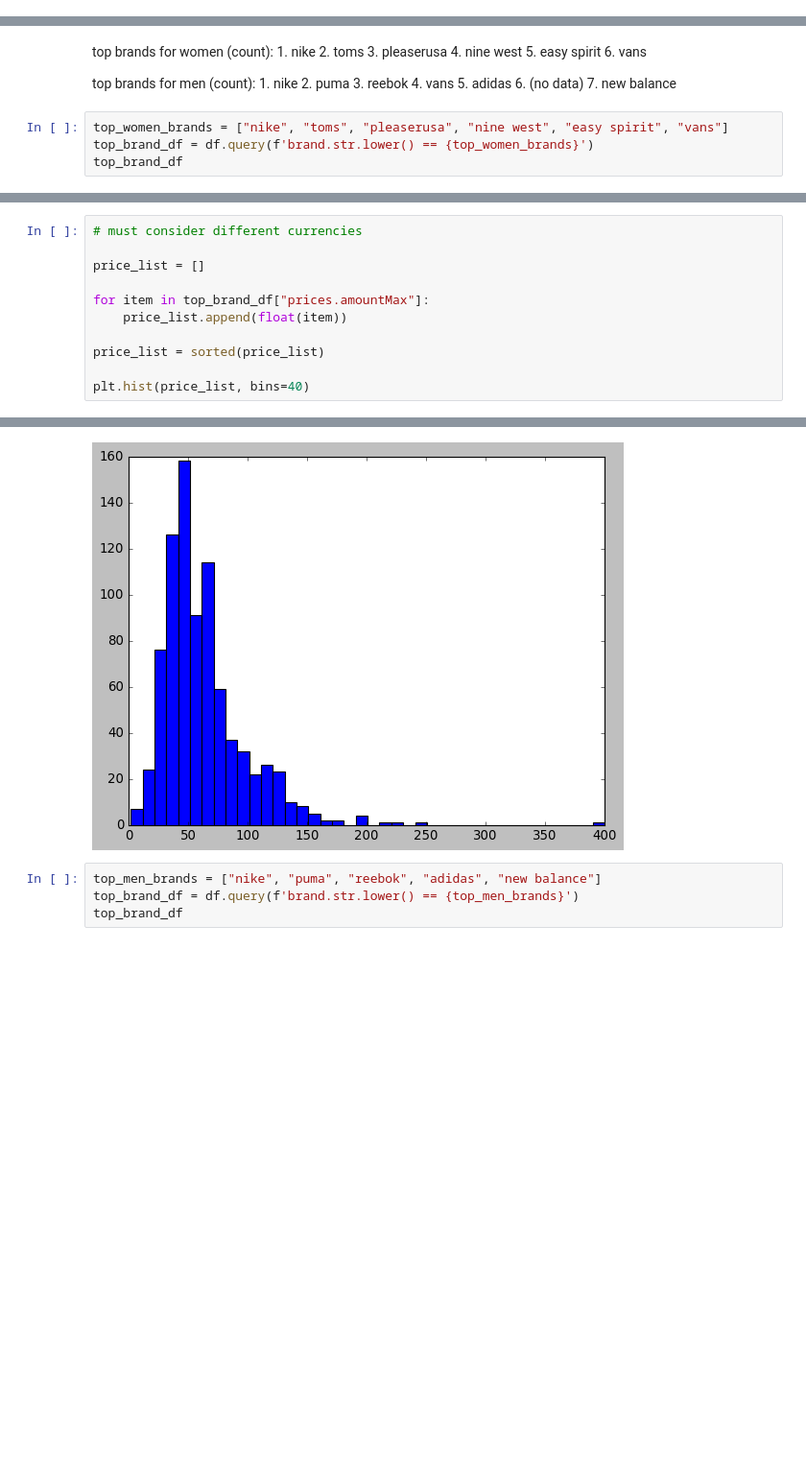
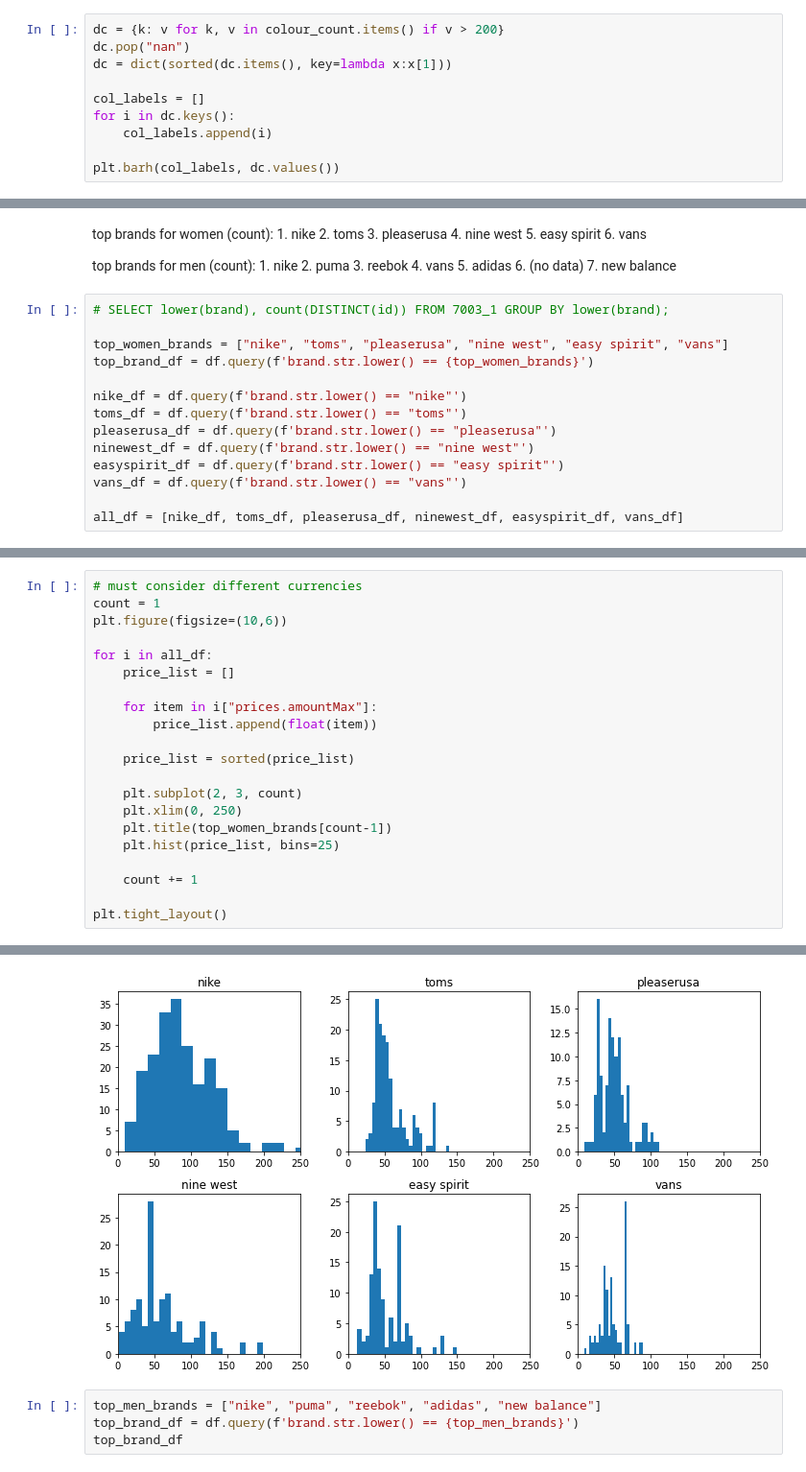
Before and after one commit to uniaaron/InsightManagement, a Jupyter notebook: Insight Management.ipynb, the cells around one changed output, grey strips where cells are left out. Shown at 96% size. Drawn from its saved outputs; the diff is of its cells as text; blank space fills up the shorter version.

```diff
--- a/Insight Management.ipynb
+++ b/Insight Management.ipynb
@@ -68,0 +136,10 @@ df.head()
+# %%
+dc = {k: v for k, v in colour_count.items() if v > 200}
+dc.pop("nan")
+dc = dict(sorted(dc.items(), key=lambda x:x[1]))
+
+col_labels = []
+for i in dc.keys():
+    col_labels.append(i)
+
+plt.barh(col_labels, dc.values())
@@ -86,6 +189,16 @@ top brands for men (count):
     6. (no data)
     7. new balance
 # %%
+# SELECT lower(brand), count(DISTINCT(id)) FROM 7003_1 GROUP BY lower(brand);
+
 top_women_brands = ["nike", "toms", "pleaserusa", "nine west", "easy spirit", "vans"]
 top_brand_df = df.query(f'brand.str.lower() == {top_women_brands}')
-top_brand_df
+
+nike_df = df.query(f'brand.str.lower() == "nike"')
+toms_df = df.query(f'brand.str.lower() == "toms"')
+pleaserusa_df = df.query(f'brand.str.lower() == "pleaserusa"')
+ninewest_df = df.query(f'brand.str.lower() == "nine west"')
+easyspirit_df = df.query(f'brand.str.lower() == "easy spirit"')
+vans_df = df.query(f'brand.str.lower() == "vans"')
+
+all_df = [nike_df, toms_df, pleaserusa_df, ninewest_df, easyspirit_df, vans_df]
@@ -106,12 +205,22 @@ top_brand_df
 # %%
 # must consider different currencies
+count = 1
+plt.figure(figsize=(10,6))
 
-price_list = []
+for i in all_df:
+    price_list = []
 
-for item in top_brand_df["prices.amountMax"]:
-    price_list.append(float(item))
+    for item in i["prices.amountMax"]:
+        price_list.append(float(item))
 
-price_list = sorted(price_list)
+    price_list = sorted(price_list)
 
-plt.hist(price_list, bins=40)
+    plt.subplot(2, 3, count)
+    plt.xlim(0, 250)
+    plt.title(top_women_brands[count-1])
+    plt.hist(price_list, bins=25)
+
+    count += 1
+
+plt.tight_layout()
 # %% [output]
@@ -129,4 +227,4 @@ plt.hist(price_list, bins=40)
-[figure, old version]
+[figure, new version]
 # %%
 top_men_brands = ["nike", "puma", "reebok", "adidas", "new balance"]
 top_brand_df = df.query(f'brand.str.lower() == {top_men_brands}')
```
Also changed, not shown: parts of 12 cells of this notebook.
